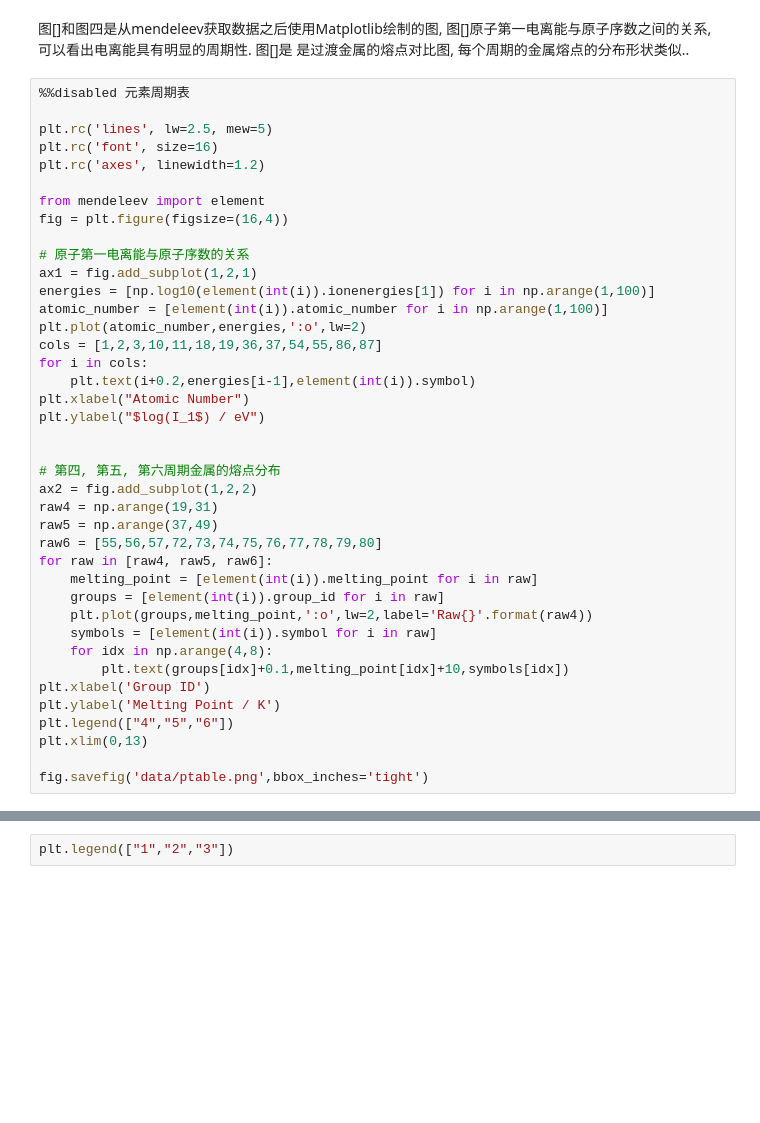
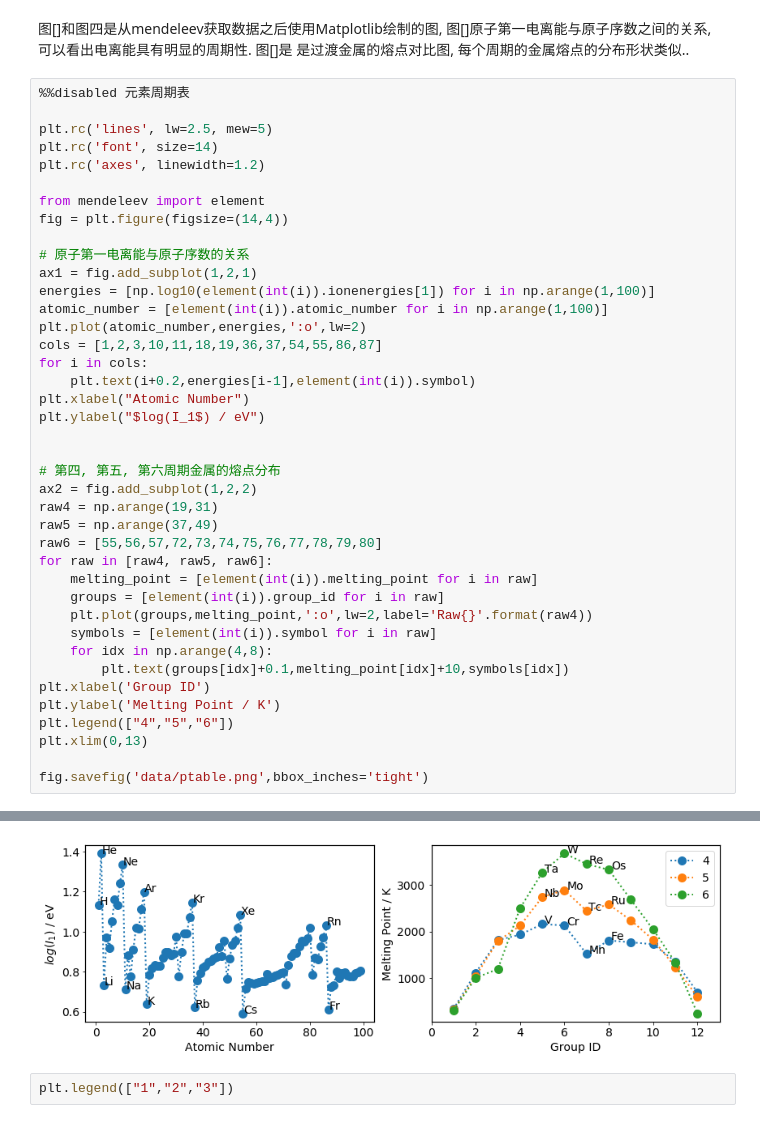
Before and after one commit to tingfengliu/ldr, a Jupyter notebook: Doing/lunwen.ipynb, the cells around one changed output, grey strips where cells are left out. Drawn from its saved outputs; the diff is of its cells as text; blank space fills up the shorter version.

```diff
--- a/Doing/lunwen.ipynb
+++ b/Doing/lunwen.ipynb
@@ -364,11 +352,11 @@ a.common_name     a.molecular_formula     a.molecular_weight         a.smiles
 %%disabled 元素周期表
 
 plt.rc('lines', lw=2.5, mew=5)
-plt.rc('font', size=16)
+plt.rc('font', size=14)
 plt.rc('axes', linewidth=1.2)
 
 from mendeleev import element
-fig = plt.figure(figsize=(16,4))
+fig = plt.figure(figsize=(14,4))
 
 # 原子第一电离能与原子序数的关系
 ax1 = fig.add_subplot(1,2,1)
@@ -405,3 +392,4 @@ fig.savefig('data/ptable.png',bbox_inches='tight')
+[figure, added]
 # %%
 plt.legend(["1","2","3"])
 # %%
```
Also changed, not shown: parts of 17 cells of this notebook, 3 other files.
